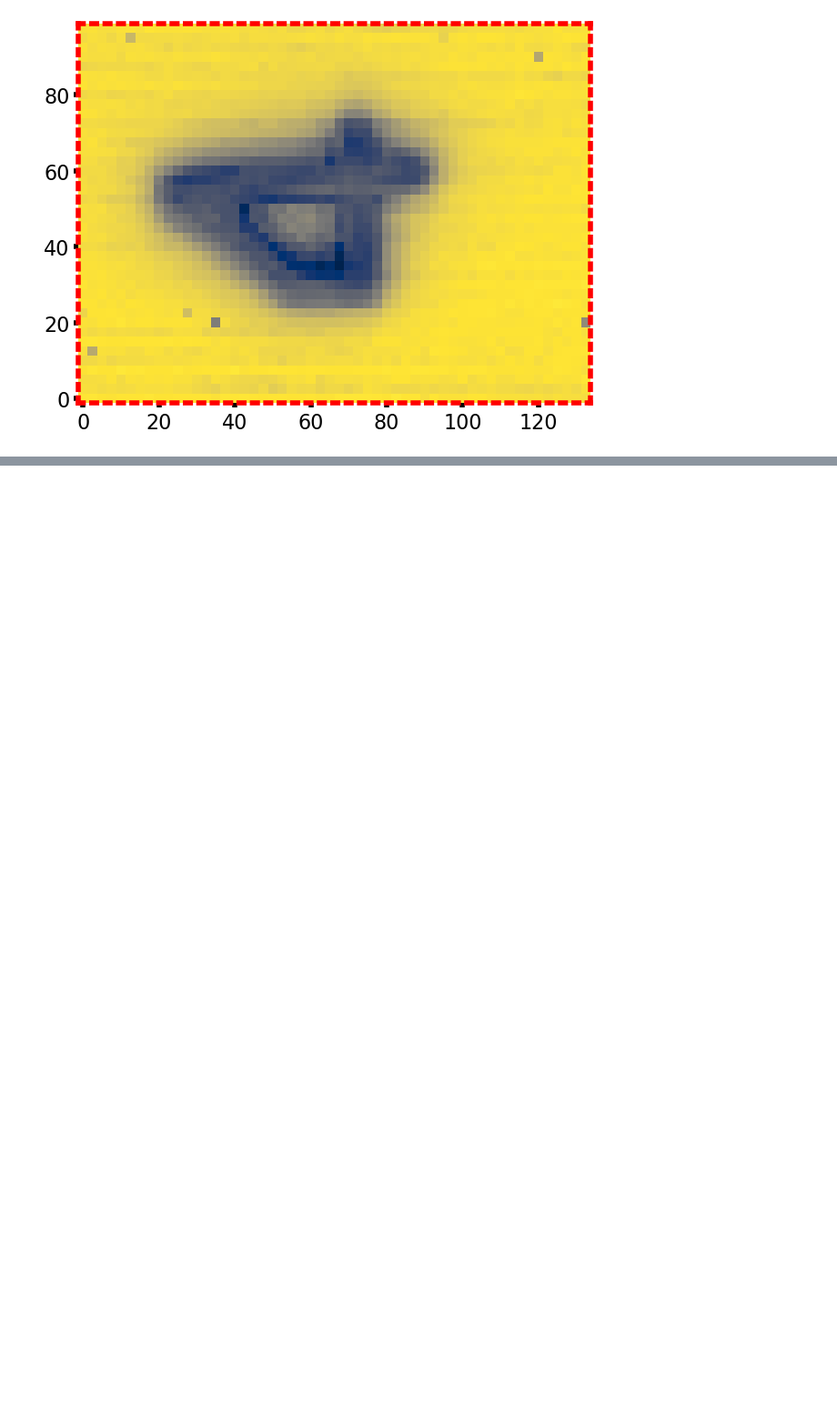
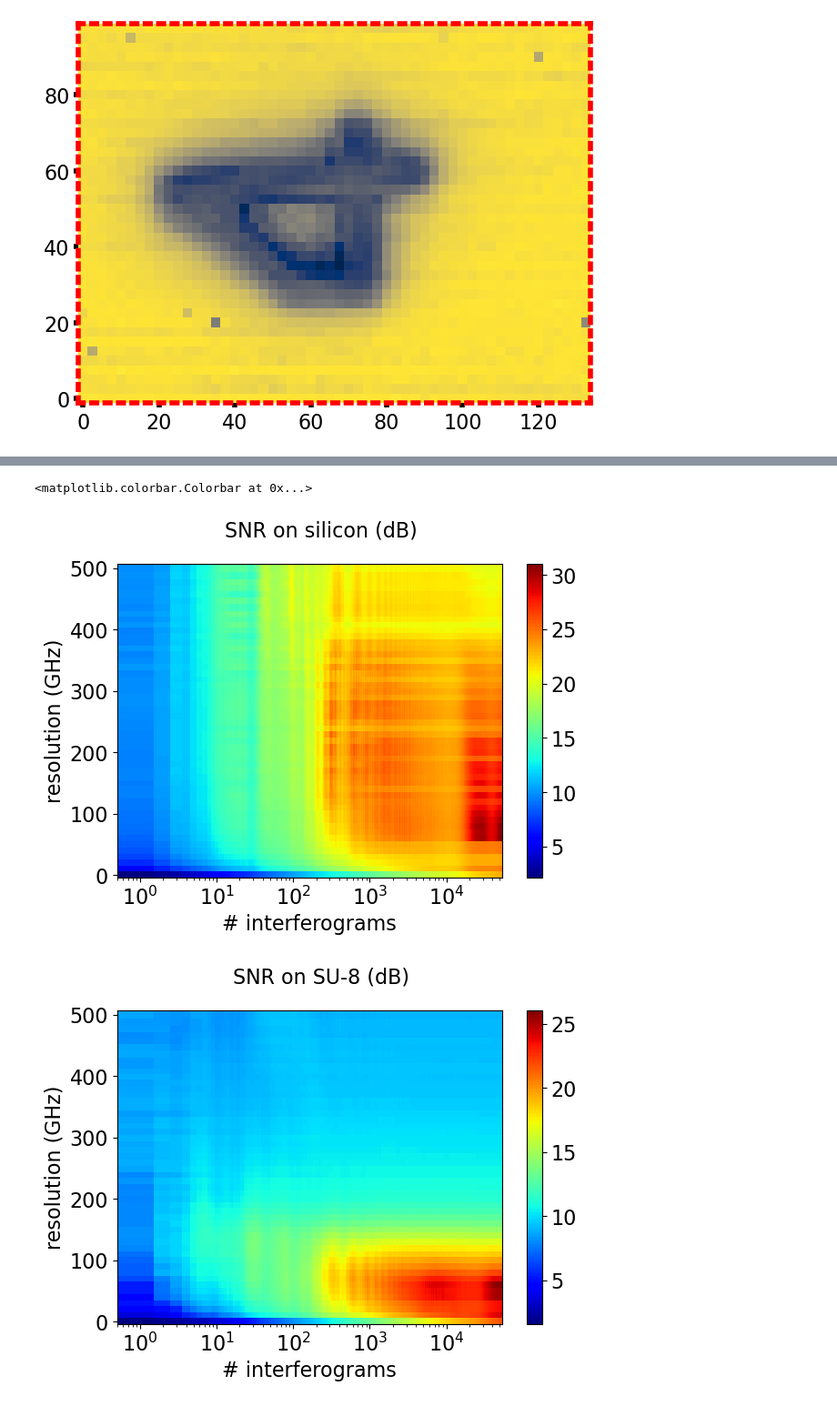
Before and after one commit to peter-chang62/Microscope_Data_Analysis, a Jupyter notebook: notebooks/Microscope USAF Target SU-8 on Silicon.ipynb, the cells around one changed output, grey strips where cells are left out. Shown at 91% size. Drawn from its saved outputs; the diff is of its cells as text; code cells hidden in the pictures; blank space fills up the shorter version.

```diff
--- a/notebooks/Microscope USAF Target SU-8 on Silicon.ipynb
+++ b/notebooks/Microscope USAF Target SU-8 on Silicon.ipynb
@@ -83,0 +276,3 @@ cr.square()
+# %%
+path = r"/Volumes/Extreme SSD/Research_Projects/Microscope/Python_Workspace" \
+       r"/data/phase_corrected/"
@@ -83,0 +303,16 @@ cr.square()
+# %%
+s_su8 = np.load(path + "su8/sigma/sigma.npy")
+s_bckgnd = np.load(path + "bckgnd/sigma/sigma.npy")
+window = np.load(path + "su8/sigma/NPTS.npy")
+ppifg = 74180
+center = ppifg // 2
+
+n_ifg = np.arange(1, len(s_bckgnd[0]) + 1)
+s_bckgnd_dB = 10 * np.log10(s_bckgnd)
+s_su8_dB = 10 * np.log10(s_su8)
+
+snr_bckgnd_dB = 10 * np.log10(1 / s_bckgnd)
+snr_su8_dB = 10 * np.log10(1 / s_su8)
+
+resolution = window[0] / window
+resolution = np.round(resolution, 0)
@@ -83,0 +336,21 @@ cr.square()
+# %%
+# snr 2D plots
+fig = plt.figure()
+plt.suptitle("SNR on silicon (dB)")
+plt.pcolormesh(n_ifg, resolution, snr_bckgnd_dB, cmap='jet')
+plt.xscale('log')
+plt.xlabel("# interferograms")
+plt.ylabel("resolution (GHz)")
+plt.colorbar()
+
+fig = plt.figure()
+plt.suptitle("SNR on SU-8 (dB)")
+plt.pcolormesh(n_ifg, resolution, snr_su8_dB, cmap='jet')
+plt.xscale('log')
+plt.xlabel("# interferograms")
+plt.ylabel("resolution (GHz)")
+plt.colorbar()
+# %% [output]
+<matplotlib.colorbar.Colorbar at 0x...>
+[figure, added]
+[figure, added]
```
Also changed, not shown: parts of 40 cells of this notebook.
